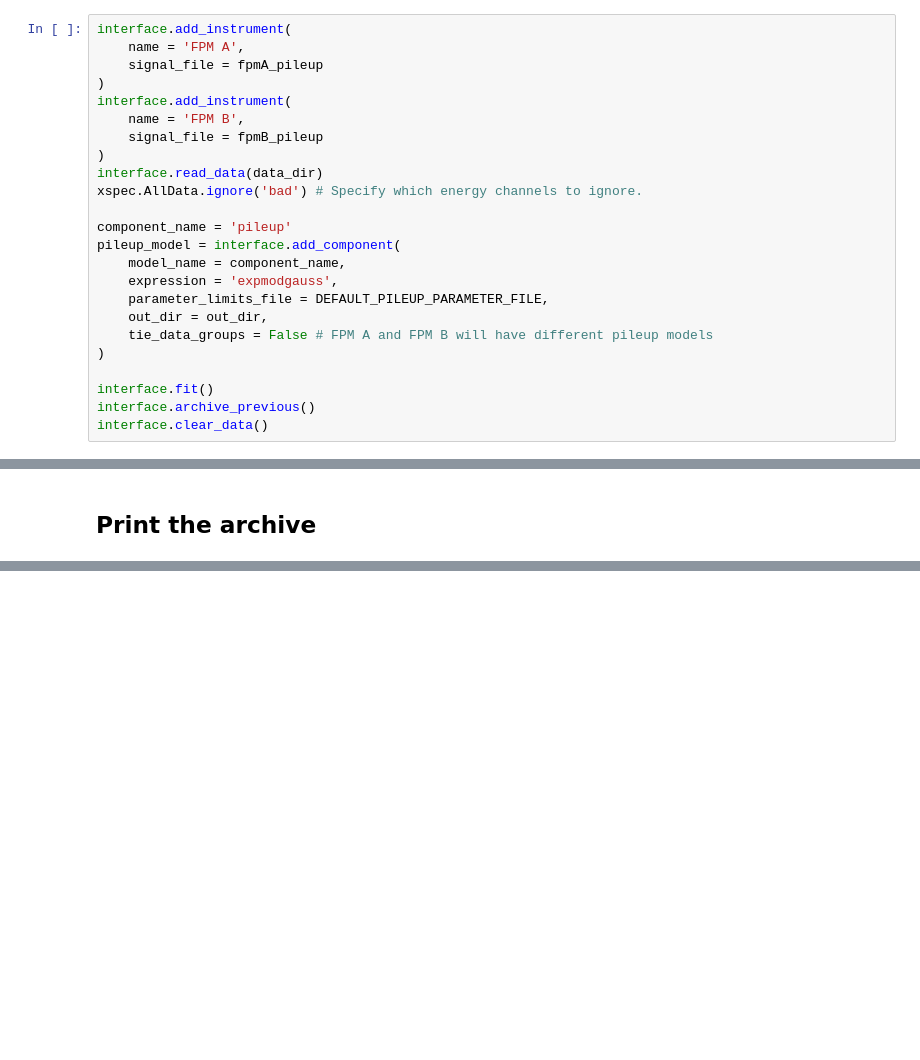
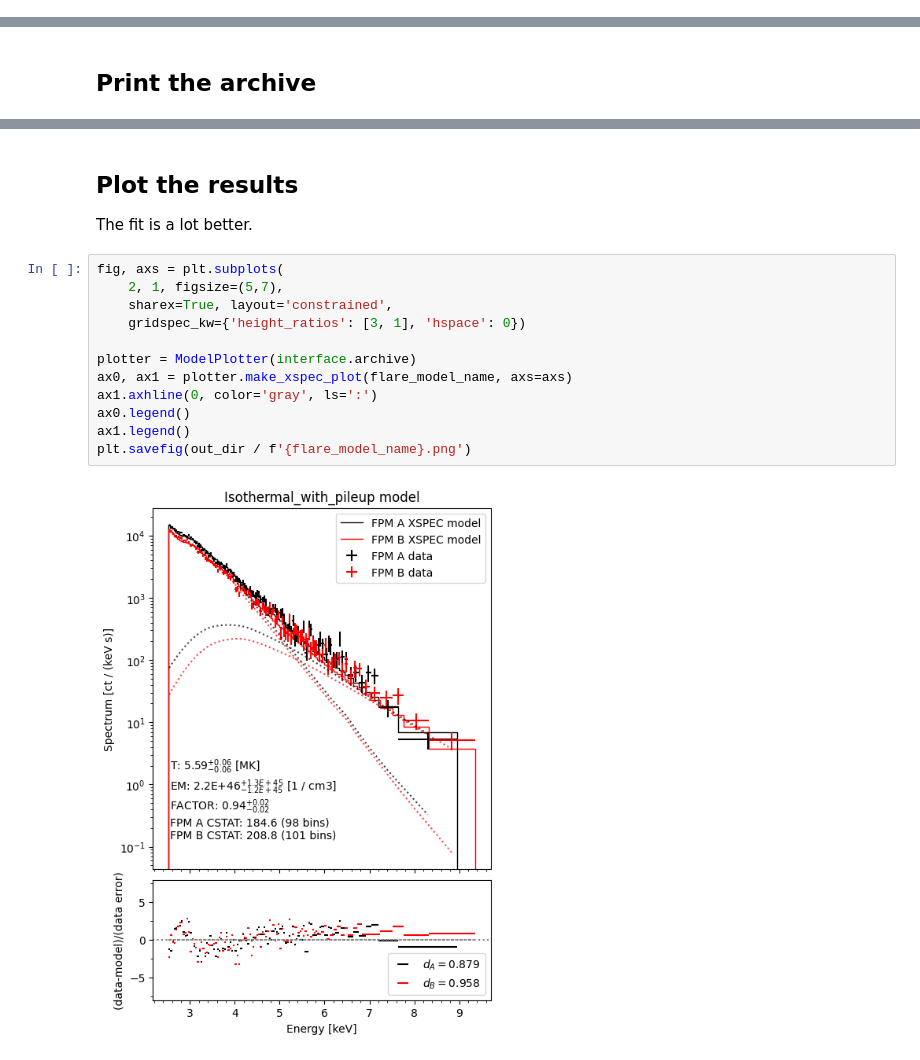
Before and after one commit to masek014/pyxspec_extension, a Jupyter notebook: examples/nustar_isothermal.ipynb, the cells around one changed output, grey strips where cells are left out. Saved outputs shown, nothing was run; the diff lists cells and outputs as text; blank space fills up the shorter version.

```diff
--- a/examples/nustar_isothermal.ipynb
+++ b/examples/nustar_isothermal.ipynb
@@ -257,25 +242 @@ Since we are fitting a pileup model then fixing, we specify the pileup file as t
 Specifying both the signal file and pileup file at the same time indicates they will be fit simultaneously.
-# %%
-interface.add_instrument(
-    name = 'FPM A',
-    signal_file = fpmA_pileup
-)
-interface.add_instrument(
-    name = 'FPM B',
-    signal_file = fpmB_pileup
-)
-interface.read_data(data_dir)
-xspec.AllData.ignore('bad') # Specify which energy channels to ignore.
-
-component_name = 'pileup'
-pileup_model = interface.add_component(
-    model_name = component_name,
-    expression = 'expmodgauss',
-    parameter_limits_file = DEFAULT_PILEUP_PARAMETER_FILE,
-    out_dir = out_dir,
-    tie_data_groups = False # FPM A and FPM B will have different pileup models
-)
-
-interface.fit()
-interface.archive_previous()
-interface.clear_data()
@@ -450 +352,19 @@ Instrument: FPM A
                                 (0.0, 0.0, 'FFFFFFFFF')
+# %% [markdown]
+## Plot the results
+
+The fit is a lot better.
+# %%
+fig, axs = plt.subplots(
+    2, 1, figsize=(5,7),
+    sharex=True, layout='constrained',
+    gridspec_kw={'height_ratios': [3, 1], 'hspace': 0})
+
+plotter = ModelPlotter(interface.archive)
+ax0, ax1 = plotter.make_xspec_plot(flare_model_name, axs=axs)
+ax1.axhline(0, color='gray', ls=':')
+ax0.legend()
+ax1.legend()
+plt.savefig(out_dir / f'{flare_model_name}.png')
+# %% [output]
+[figure, added]
```
Also changed, not shown: parts of 45 cells of this notebook, 16 other files.
